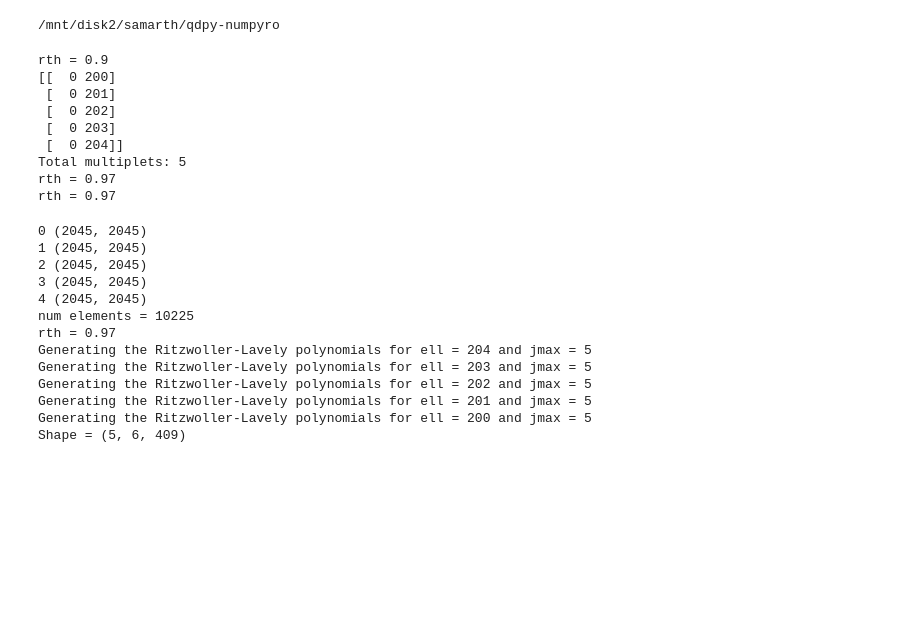
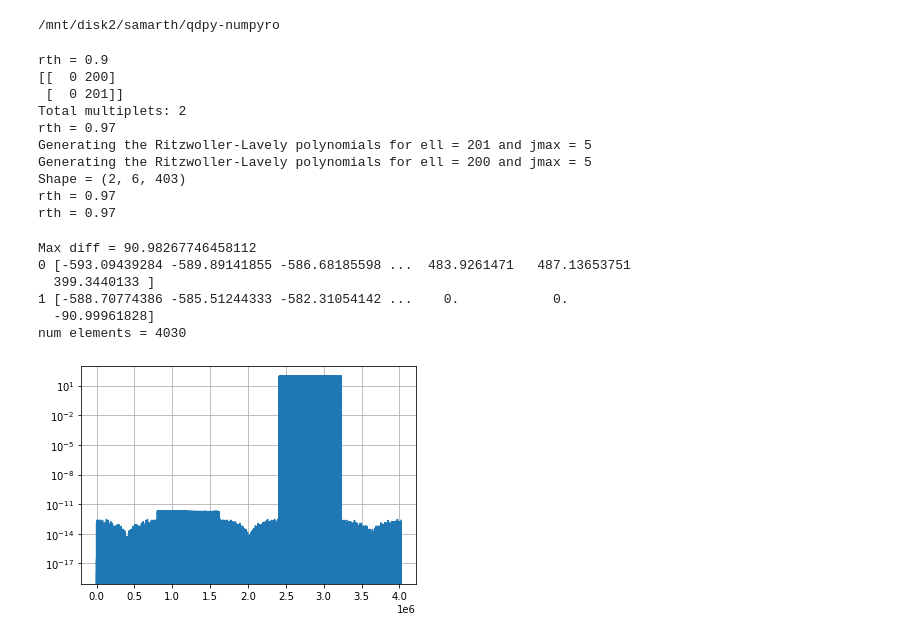
Before and after one commit to srijaniiserprinceton/qdpy-numpyro, a Jupyter notebook: notebooks/test_scr.ipynb, the cells around one changed output. Cells and saved outputs as stored; diff of their text form; code cells hidden in the pictures; blank space fills up the shorter version.

Commit message:
results match except for the 2 lowest multiplets

```diff
--- a/notebooks/test_scr.ipynb
+++ b/notebooks/test_scr.ipynb
@@ -3,32 +3,31 @@ cd ~/qdpy-numpyro
 # %% [output]
 /mnt/disk2/samarth/qdpy-numpyro
 # %%
-%run vorontsov_qdpy/mode_lister.py --nmin 0 --nmax 0 --lmin 200 --lmax 204
+%run vorontsov_qdpy/mode_lister.py --nmin 0 --nmax 0 --lmin 200 --lmax 201
+%run vorontsov_qdpy/precompute_ritzlavely.py
 %run vorontsov_qdpy/generate_synthetic_eigvals.py --load_mults 1 --knot_num 5 --rth 0.97
-%run vorontsov_qdpy/precompute_ritzlavely.py
+
+plt.figure()
+plt.semilogy(abs(sm_model.flatten() - sm_qdpt.flatten()))
+plt.show()
 # %% [output]
 rth = 0.9
 [[  0 200]
- [  0 201]
- [  0 202]
- [  0 203]
- [  0 204]]
-Total multiplets: 5
+ [  0 201]]
+Total multiplets: 2
+rth = 0.97
+Generating the Ritzwoller-Lavely polynomials for ell = 201 and jmax = 5
+Generating the Ritzwoller-Lavely polynomials for ell = 200 and jmax = 5
+Shape = (2, 6, 403)
 rth = 0.97
 rth = 0.97
-0 (2045, 2045)
-1 (2045, 2045)
-2 (2045, 2045)
-3 (2045, 2045)
-4 (2045, 2045)
-num elements = 10225
-rth = 0.97
-Generating the Ritzwoller-Lavely polynomials for ell = 204 and jmax = 5
-Generating the Ritzwoller-Lavely polynomials for ell = 203 and jmax = 5
-Generating the Ritzwoller-Lavely polynomials for ell = 202 and jmax = 5
-Generating the Ritzwoller-Lavely polynomials for ell = 201 and jmax = 5
-Generating the Ritzwoller-Lavely polynomials for ell = 200 and jmax = 5
-Shape = (5, 6, 409)
+Max diff = 90.98267746458112
+0 [-593.09439284 -589.89141855 -586.68185598 ...  483.9261471   487.13653751
+  399.3440133 ]
+1 [-588.70774386 -585.51244333 -582.31054142 ...    0.            0.
+  -90.99961828]
+num elements = 4030
+[figure, added]
 # %%
 %run vorontsov_qdpy/save_reduced_problem.py
 %run vorontsov_qdpy/save_reduced_problem_M.py
```
Also changed, not shown: parts of 18 cells of this notebook, 6 other files.
